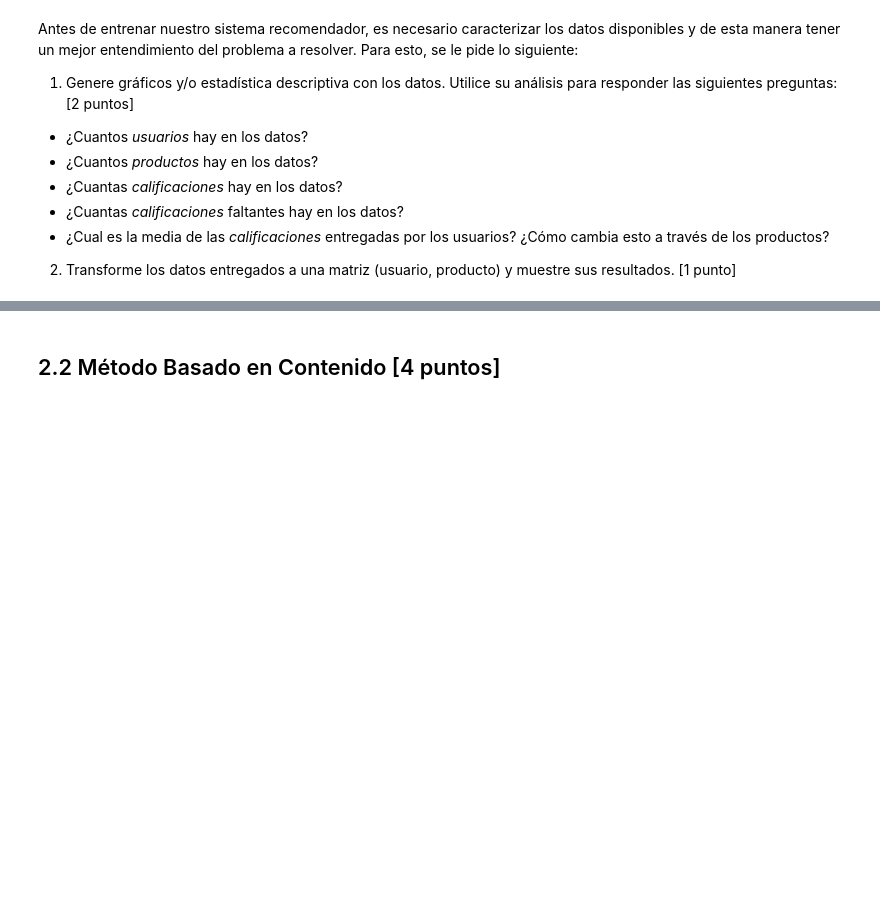
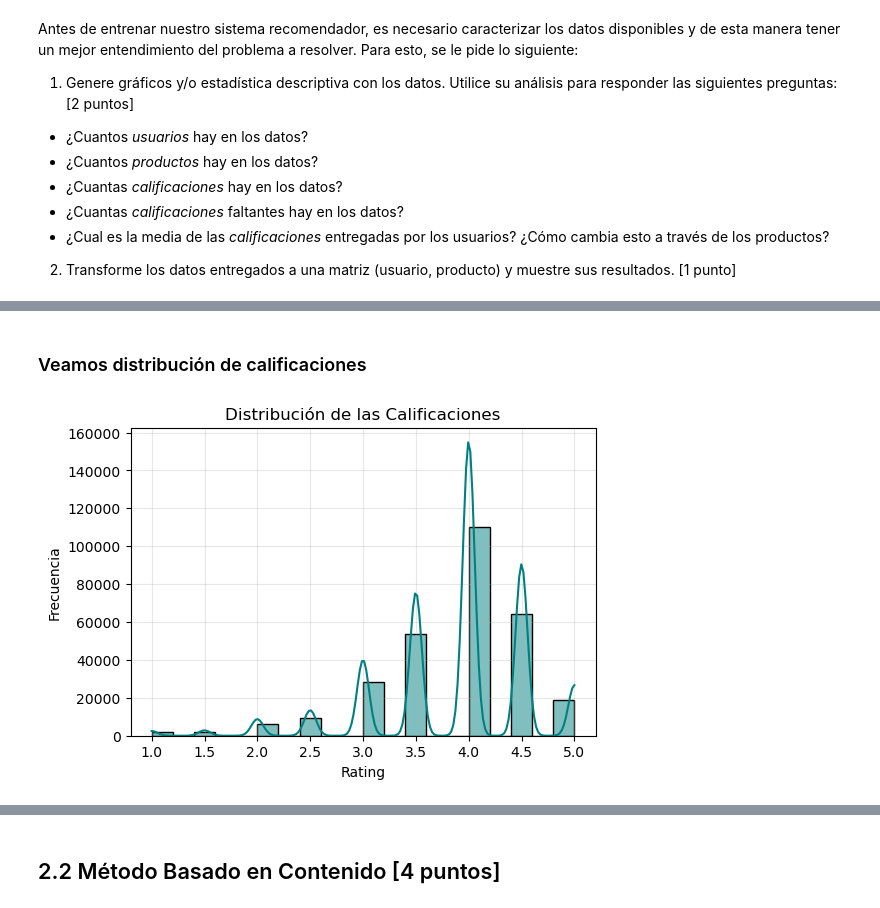
Before and after one commit to MacFarren/Lab-Farren-Rubina, a Jupyter notebook: Laboratorios/Lab10/Lab10_enunciado.ipynb, the cells around one changed output, grey strips where cells are left out. Cells and saved outputs as stored; diff of their text form; code cells hidden in the pictures; blank space fills up the shorter version.

Commit message:
Desarrollo parte 2 del lab 10
Se trabajó en el df de cerveza

```diff
--- a/Laboratorios/Lab10/Lab10_enunciado.ipynb
+++ b/Laboratorios/Lab10/Lab10_enunciado.ipynb
@@ -2428,0 +2417,5 @@ Cargue el dataset `cervezas.csv` y realice una breve exploración de los datos.
+# %%
+dfcerveza = pd.read_csv("cervezas.csv")
+
+print("Shape (filas, columnas):", df.shape)
+dfcerveza.head()
@@ -2440,0 +2514,14 @@ Antes de entrenar nuestro sistema recomendador, es necesario caracterizar los da
+# %% [markdown]
+### Veamos distribución de calificaciones
+# %%
+# Distribución de calificaciones
+
+plt.figure(figsize=(6,4))
+sns.histplot(dfcerveza["rating"], bins=20, kde=True, color="teal")
+plt.title("Distribución de las Calificaciones")
+plt.xlabel("Rating")
+plt.ylabel("Frecuencia")
+plt.grid(True, alpha=0.3)
+plt.show()
+# %% [output]
+[figure, added]
```
Also changed, not shown: parts of 41 cells of this notebook, 2 other files.
